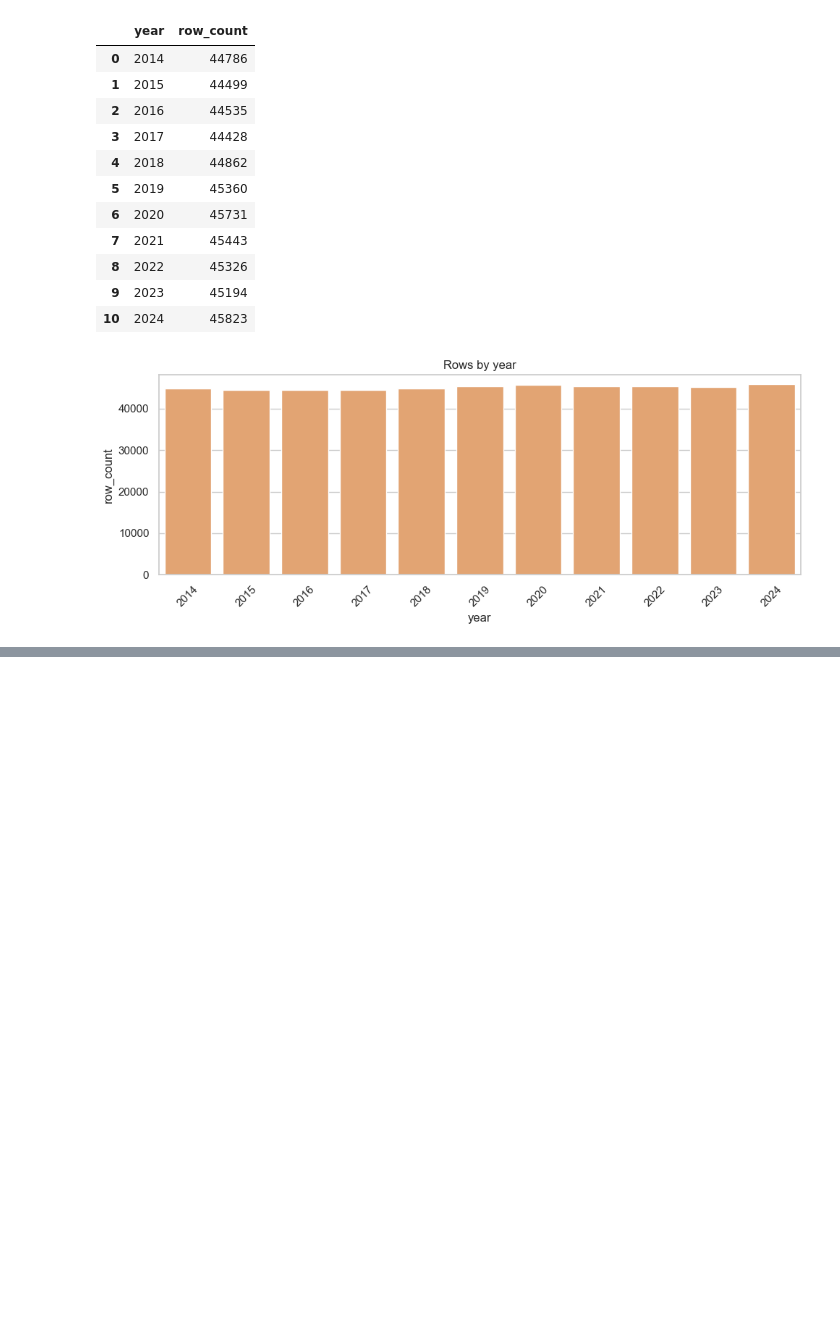
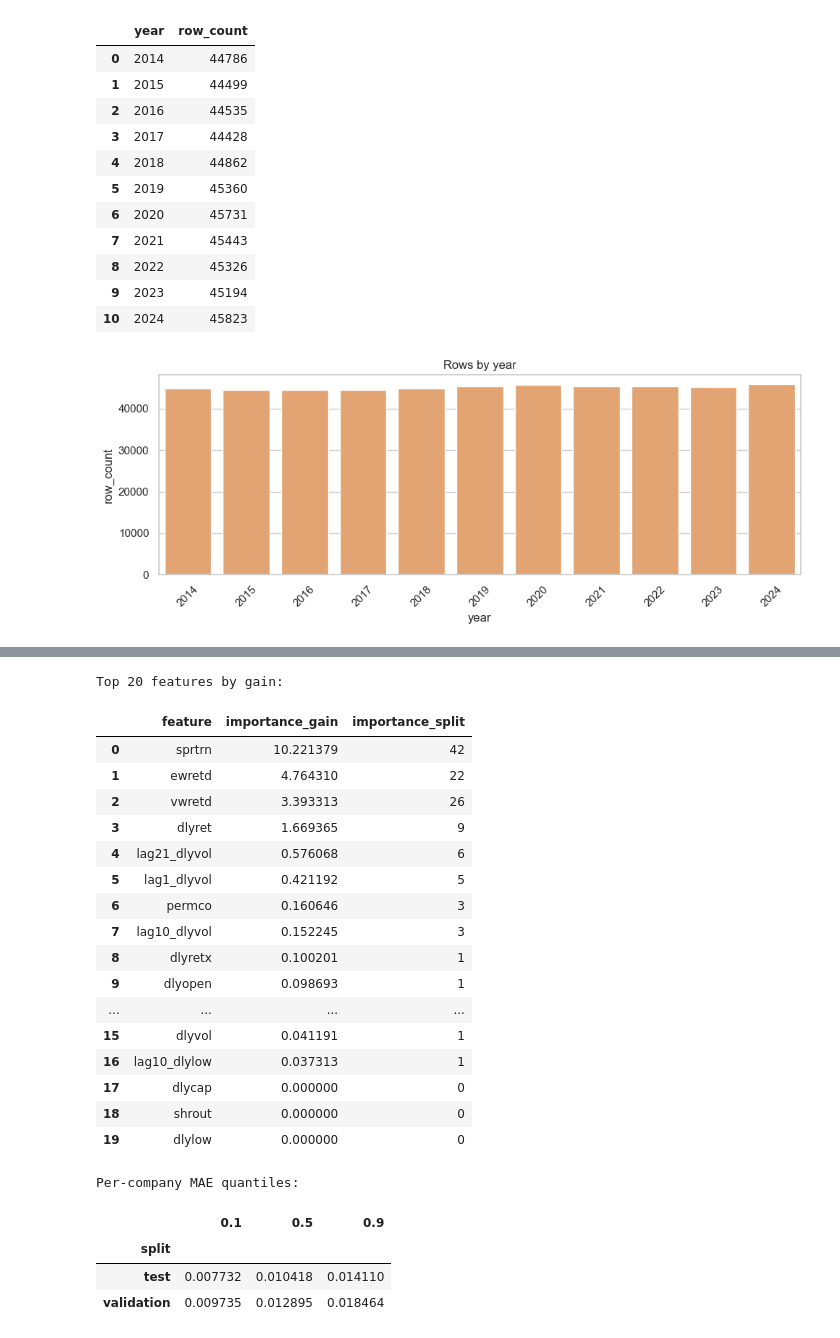
Before and after one commit to B2003R/FA-Project, a Jupyter notebook: EDA_CRSP.ipynb, the cells around one changed output, grey strips where cells are left out. Saved outputs shown, nothing was run; the diff lists cells and outputs as text; code cells hidden in the pictures; blank space fills up the shorter version.

```diff
--- a/EDA_CRSP.ipynb
+++ b/EDA_CRSP.ipynb
@@ -358,0 +777,75 @@ Use this section to summarize:
+# %%
+# Diagnostics and exports.
+feature_importance_df = (
+    pd.DataFrame({
+        "feature": lgb_feature_cols,
+        "importance_gain": model.feature_importance(importance_type="gain"),
+        "importance_split": model.feature_importance(importance_type="split"),
+    })
+    .sort_values("importance_gain", ascending=False)
+    .reset_index(drop=True)
+)
+
+val_pred_df = lgb_model_df.loc[lgb_model_df["split"] == "validation", ["permco", "dlycaldt", target_col, "split"]].copy()
+val_pred_df["prediction"] = val_pred
+
+test_pred_df = lgb_model_df.loc[lgb_model_df["split"] == "test", ["permco", "dlycaldt", target_col, "split"]].copy()
+test_pred_df["prediction"] = test_pred
+
+predictions_df = pd.concat([val_pred_df, test_pred_df], ignore_index=True)
+
+company_eval = (
+    predictions_df.assign(
+        abs_err=lambda x: (x[target_col] - x["prediction"]).abs(),
+        dir_ok=lambda x: (np.sign(x[target_col]) == np.sign(x["prediction"])).astype(int),
+    )
+    .groupby(["split", "permco"], observed=True)
+    .agg(mae=("abs_err", "mean"), directional_acc=("dir_ok", "mean"), rows=("abs_err", "size"))
+    .reset_index()
+)
+
+# metrics_path = OUTPUT_DIR / "metrics_lightgbm_daily.csv"
+# preds_path = OUTPUT_DIR / "predictions_lightgbm_daily.csv"
+# fi_path = OUTPUT_DIR / "feature_importance_lightgbm_daily.csv"
+# company_eval_path = OUTPUT_DIR / "company_metrics_lightgbm_daily.csv"
+
+# metrics_df.to_csv(metrics_path, index=False)
+# predictions_df.to_csv(preds_path, index=False)
+# feature_importance_df.to_csv(fi_path, index=False)
+# company_eval.to_csv(company_eval_path, index=False)
+
+# print("Saved:")
+# print("-", metrics_path)
+# print("-", preds_path)
+# print("-", fi_path)
+# print("-", company_eval_path)
+
+print("\nTop 20 features by gain:")
+display(feature_importance_df.head(20))
+
+print("\nPer-company MAE quantiles:")
+display(company_eval.groupby("split")["mae"].quantile([0.1, 0.5, 0.9]).unstack())
+# %% [output]
+Top 20 features by gain:
+|  | feature | importance_gain | importance_split |
+| 0 | sprtrn | 10.221379 | 42 |
+| 1 | ewretd | 4.764310 | 22 |
+| 2 | vwretd | 3.393313 | 26 |
+| 3 | dlyret | 1.669365 | 9 |
+| 4 | lag21_dlyvol | 0.576068 | 6 |
+| 5 | lag1_dlyvol | 0.421192 | 5 |
+| 6 | permco | 0.160646 | 3 |
+| 7 | lag10_dlyvol | 0.152245 | 3 |
+| 8 | dlyretx | 0.100201 | 1 |
+| 9 | dlyopen | 0.098693 | 1 |
+| ... | ... | ... | ... |
+| 15 | dlyvol | 0.041191 | 1 |
+| 16 | lag10_dlylow | 0.037313 | 1 |
+| 17 | dlycap | 0.000000 | 0 |
+| 18 | shrout | 0.000000 | 0 |
+| 19 | dlylow | 0.000000 | 0 |
+Per-company MAE quantiles:
+|  | 0.1 | 0.5 | 0.9 |
+| split |  |  |  |
+| test | 0.007732 | 0.010418 | 0.014110 |
+| validation | 0.009735 | 0.012895 | 0.018464 |
```
Also changed, not shown: parts of 17 cells of this notebook, 1 other file.
